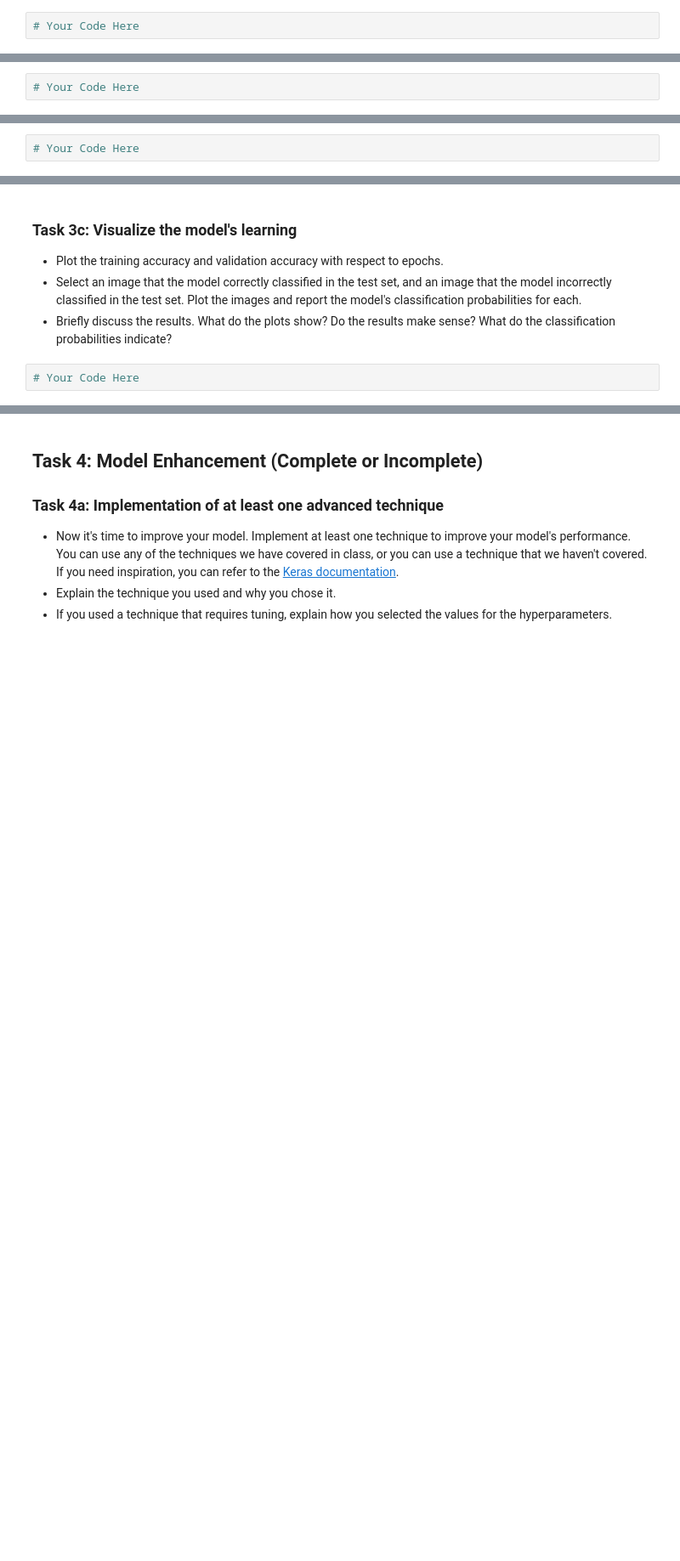
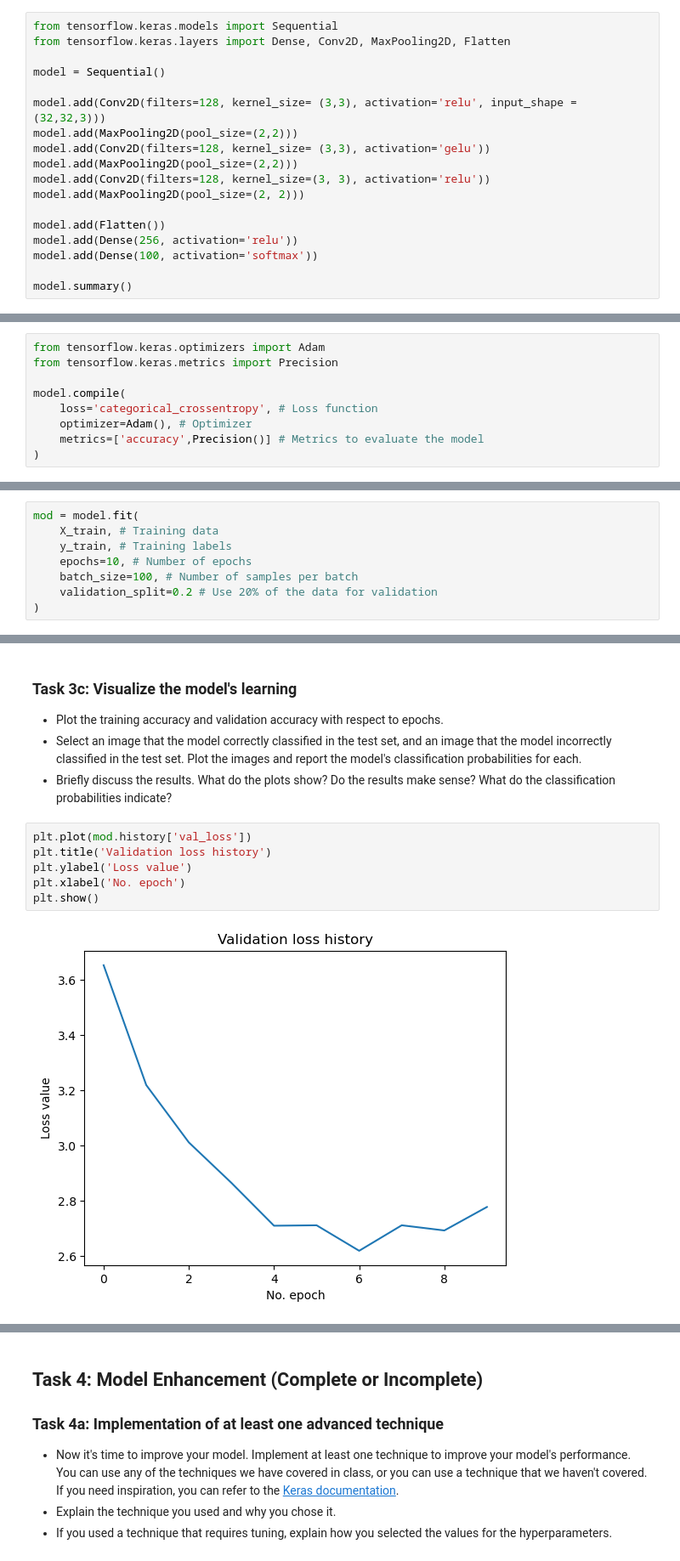
Before and after one commit to klin093/deep_learning, a Jupyter notebook: 02_activities/assignments/assignment_1.ipynb, the cells around one changed output, grey strips where cells are left out. Shown: that part at 85% size. Cells and saved outputs as stored; diff of their text form; blank space fills up the shorter version.

```diff
--- a/02_activities/assignments/assignment_1.ipynb
+++ b/02_activities/assignments/assignment_1.ipynb
@@ -95,4 +104,20 @@ X_train, X_test, y_train, y_test = train_test_split(
 - Design a CNN architecture. Your architecture should use convolutional layers, max pooling layers, and dense layers. You can use any number of layers, and you can experiment with different numbers of filters, filter sizes, strides, padding, etc. The design doesn't need to be perfect, but it should be unique to you.
 - Print out the model summary.
 # %%
-# Your Code Here
+from tensorflow.keras.models import Sequential
+from tensorflow.keras.layers import Dense, Conv2D, MaxPooling2D, Flatten
+
+model = Sequential()
+
+model.add(Conv2D(filters=128, kernel_size= (3,3), activation='relu', input_shape = (32,32,3)))
+model.add(MaxPooling2D(pool_size=(2,2)))
+model.add(Conv2D(filters=128, kernel_size= (3,3), activation='gelu'))
+model.add(MaxPooling2D(pool_size=(2,2)))
+model.add(Conv2D(filters=128, kernel_size=(3, 3), activation='relu'))
+model.add(MaxPooling2D(pool_size=(2, 2)))
+
+model.add(Flatten())
+model.add(Dense(256, activation='relu'))
+model.add(Dense(100, activation='softmax'))
+
+model.summary()
@@ -104,7 +147,14 @@ X_train, X_test, y_train, y_test = train_test_split(
 - <b>Loss function:</b> ______
 - <b>Optimizer:</b> ______
 # %%
-# Your Code Here
+from tensorflow.keras.optimizers import Adam
+from tensorflow.keras.metrics import Precision
+
+model.compile(
+    loss='categorical_crossentropy', # Loss function
+    optimizer=Adam(), # Optimizer
+    metrics=['accuracy',Precision()] # Metrics to evaluate the model
+)
 # %% [markdown]
 ## Task 3: Model Training and Evaluation (Complete or Incomplete)
 ### Task 3a: Train the Model
@@ -113,4 +163,10 @@ X_train, X_test, y_train, y_test = train_test_split(
 - Use a batch size of 32.
 - Use the validation set for validation.
 # %%
-# Your Code Here
+mod = model.fit(
+    X_train, # Training data
+    y_train, # Training labels
+    epochs=10, # Number of epochs
+    batch_size=100, # Number of samples per batch
+    validation_split=0.2 # Use 20% of the data for validation
+)
@@ -134,4 +230,10 @@ X_train, X_test, y_train, y_test = train_test_split(
 - Select an image that the model correctly classified in the test set, and an image that the model incorrectly classified in the test set. Plot the images and report the model's classification probabilities for each.
 - Briefly discuss the results. What do the plots show? Do the results make sense? What do the classification probabilities indicate?
 # %%
-# Your Code Here
+plt.plot(mod.history['val_loss'])
+plt.title('Validation loss history')
+plt.ylabel('Loss value')
+plt.xlabel('No. epoch')
+plt.show()
+# %% [output]
+[figure, added]
```
Also changed, not shown: parts of 10 cells of this notebook.
